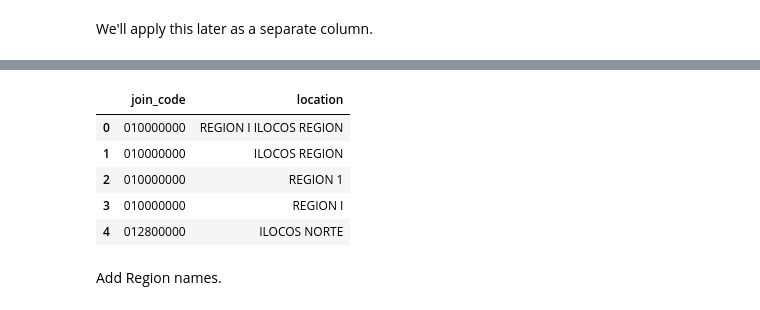
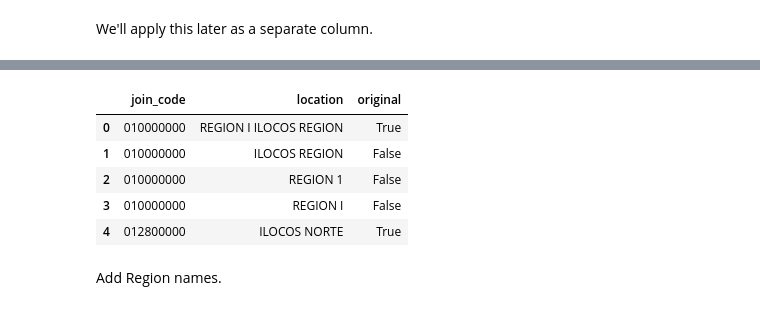
Before and after one commit to thinkingmachines/linksight-2018, a Jupyter notebook: data/Prepare PSGC Reference File.ipynb, the cells around one changed output, grey strips where cells are left out. Cells and saved outputs as stored; diff of their text form; code cells hidden in the pictures.

```diff
--- a/data/Prepare PSGC Reference File.ipynb
+++ b/data/Prepare PSGC Reference File.ipynb
@@ -45,7 +38,8 @@ psgc = psgc[psgc.location.isin(["CAPITAL","NOT A PROVINCE"])==False].reset_index
 # %%
 #interlevel lower
 psgc.interlevel = psgc.interlevel.str.lower().str.encode("utf-8")
+psgc.interlevel = psgc.interlevel.replace({"mun":"municity","city":"municity"}) #combine municity for now
 
 #Clean location column a bit. but not too much because we'll use this as the "canonical" name
-psgc['location'] = psgc.location.str.replace(r"NOT A PROVINCE|CAPITAL|\(|\)|CITY OF|CITY","").str.strip()
+psgc['location'] = psgc.location.str.replace(r"NOT A PROVINCE|CAPITAL|\(|\)","").str.strip()
 psgc = psgc.drop_duplicates(subset=["code","location","interlevel"],keep="first")
@@ -145,7 +135,7 @@ psgc.head()
 # %%
 #fill interlevels for isabela, cotabato
 
-psgc.loc[psgc.interlevel.isnull(),"interlevel"] = u"city"
+psgc.loc[psgc.interlevel.isnull(),"interlevel"] = u"municity"
 # %% [markdown]
 What we need is reference file that contains the higher-level administrative territories in separate columns. This is so we can create a single "master string" that we will use for matching. We'll try this instead of matching each component individually.
 
@@ -235,15 +222,15 @@ psgc_unpivot.head(10)
 | 8 | 012802000 | BACARRA | municity | True | 3 | 010000000 | 012800000 | 012802000 | None |
 | 9 | 012802001 | BANI | bgy | True | 4 | 010000000 | 012800000 | 012802000 | 012802001 |
 # %%
-all_loc_names = psgc_unpivot[['code','location']].rename(columns={'code':'join_code'})
+all_loc_names = psgc_unpivot[['code','location','original']].rename(columns={'code':'join_code'})
 all_loc_names.head()
 # %% [output]
-|  | join_code | location |
-| 0 | 010000000 | REGION I ILOCOS REGION |
-| 1 | 010000000 | ILOCOS REGION |
-| 2 | 010000000 | REGION 1 |
-| 3 | 010000000 | REGION I |
-| 4 | 012800000 | ILOCOS NORTE |
+|  | join_code | location | original |
+| 0 | 010000000 | REGION I ILOCOS REGION | True |
+| 1 | 010000000 | ILOCOS REGION | False |
+| 2 | 010000000 | REGION 1 | False |
+| 3 | 010000000 | REGION I | False |
+| 4 | 012800000 | ILOCOS NORTE | True |
 # %% [markdown]
 Add Region names.
 # %%
```
Also changed, not shown: parts of 37 cells of this notebook, 3 other files.
